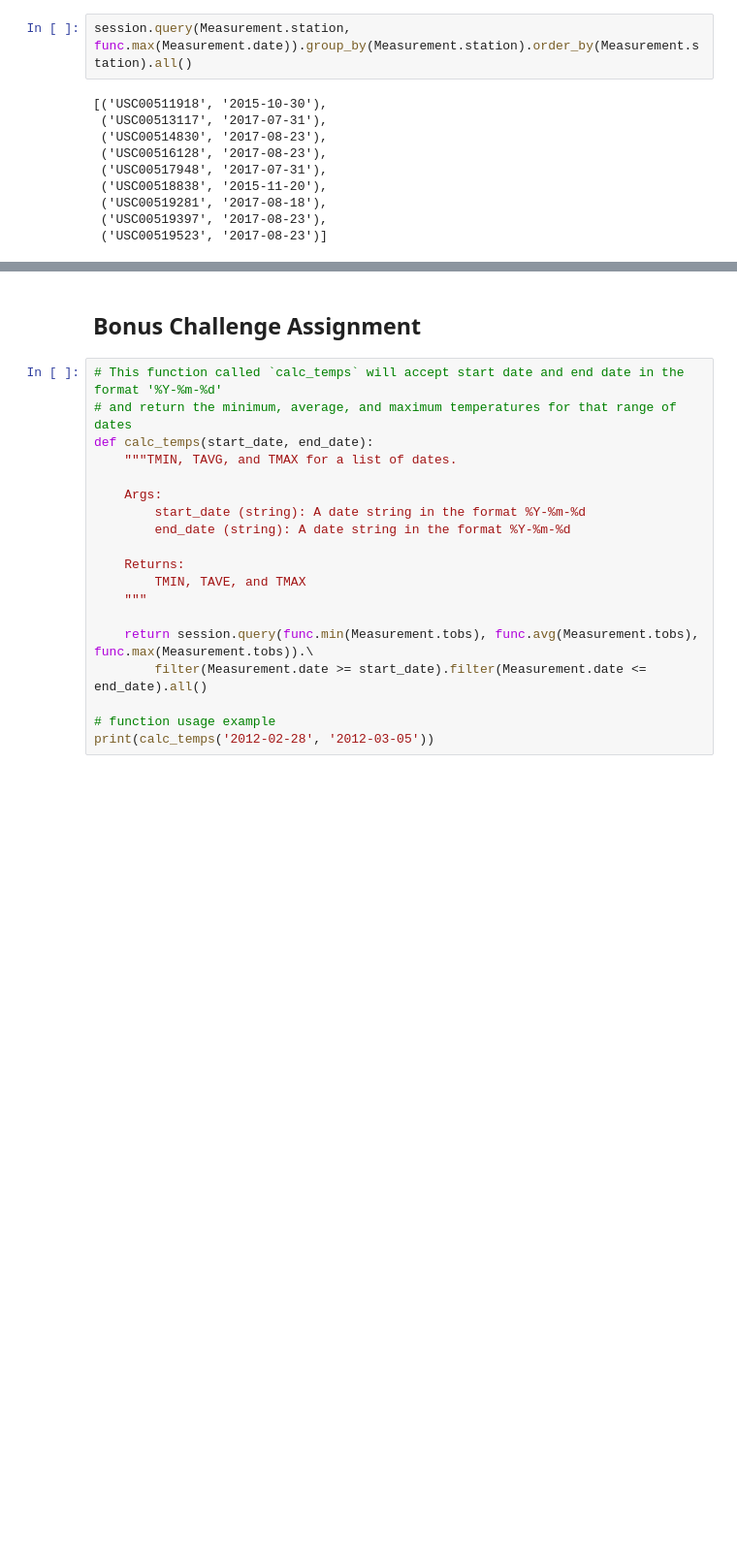
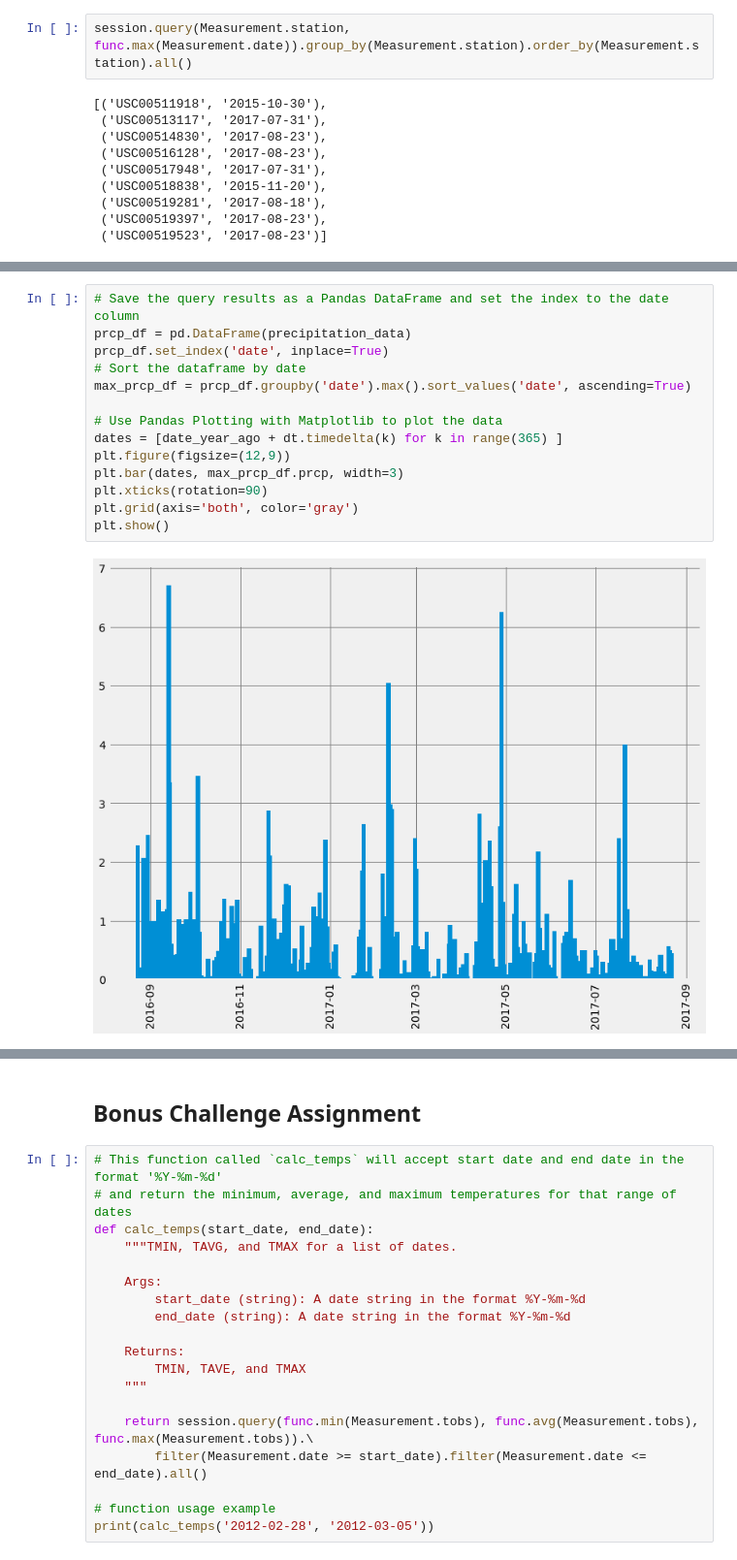
Before and after one commit to sjj1971/sqlalchemy-challenge, a Jupyter notebook: climate_starter.ipynb, the cells around one changed output, grey strips where cells are left out. Shown at 97% size. Saved outputs shown, nothing was run; the diff lists cells and outputs as text; blank space fills up the shorter version.

```diff
--- a/climate_starter.ipynb
+++ b/climate_starter.ipynb
@@ -138,2 +131,18 @@ plt.show()
+# %%
+# Save the query results as a Pandas DataFrame and set the index to the date column
+prcp_df = pd.DataFrame(precipitation_data)
+prcp_df.set_index('date', inplace=True)
+# Sort the dataframe by date
+max_prcp_df = prcp_df.groupby('date').max().sort_values('date', ascending=True)
+
+# Use Pandas Plotting with Matplotlib to plot the data
+dates = [date_year_ago + dt.timedelta(k) for k in range(365) ]
+plt.figure(figsize=(12,9))
+plt.bar(dates, max_prcp_df.prcp, width=3)
+plt.xticks(rotation=90)
+plt.grid(axis='both', color='gray')
+plt.show()
+# %% [output]
+[figure, added]
 # %%
 # Use Pandas to calcualte the summary statistics for the precipitation data
```
Also changed, not shown: parts of 13 cells of this notebook, 1 other file.
